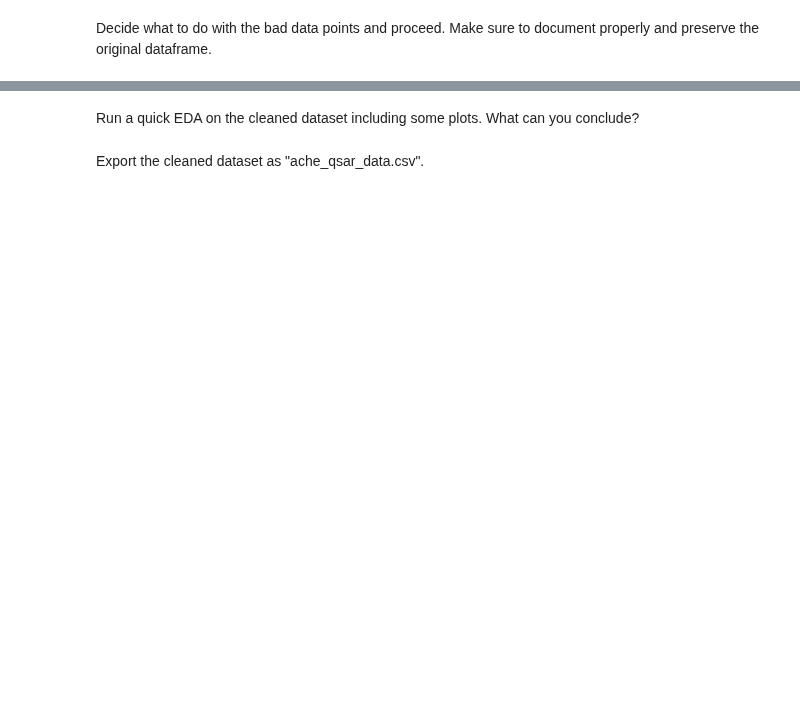
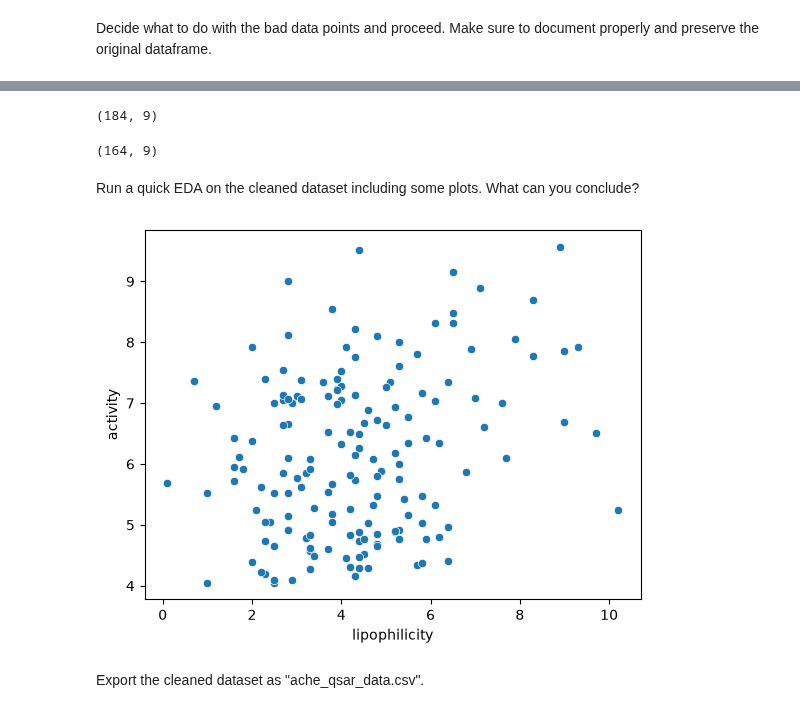
Before and after one commit to chichichi67/ChemicalDataScience103, a Jupyter notebook: lectures/session09/userfolder/materials(CH)/generate-dataset.ipynb, the cells around one changed output, grey strips where cells are left out. Saved outputs shown, nothing was run; the diff lists cells and outputs as text; code cells hidden in the pictures; blank space fills up the shorter version.

```diff
--- a/lectures/session09/userfolder/materials(CH)/generate-dataset.ipynb
+++ b/lectures/session09/userfolder/materials(CH)/generate-dataset.ipynb
@@ -35,4 +122,25 @@ Decide what to do with the bad data points and proceed. Make sure to document pr
+# %%
+ # emove duplicaes suspeced from pubchem query
+
+df_clean=merged.drop_duplicates()
+# %%
+df_clean.shape
+# %% [output]
+(184, 9)
+# %%
+#remove all rows wih missing XloP - only XlogP missin, dop_na()
+df_clean.dropna(inplace=True)
+df_clean.shape
+# %% [output]
+(164, 9)
 # %% [markdown]
 Run a quick EDA on the cleaned dataset including some plots. What can you conclude?
+# %%
+sns.scatterplot(x=df_clean["XLogP"], y=df_clean["pchembl_value"])
+plt.xlabel("lipophilicity")
+plt.ylabel("activity")
+plt.show()
+# %% [output]
+[figure, added]
 # %% [markdown]
 Export the cleaned dataset as "ache_qsar_data.csv".
```
Also changed, not shown: parts of 8 cells of this notebook, 6 other files.
